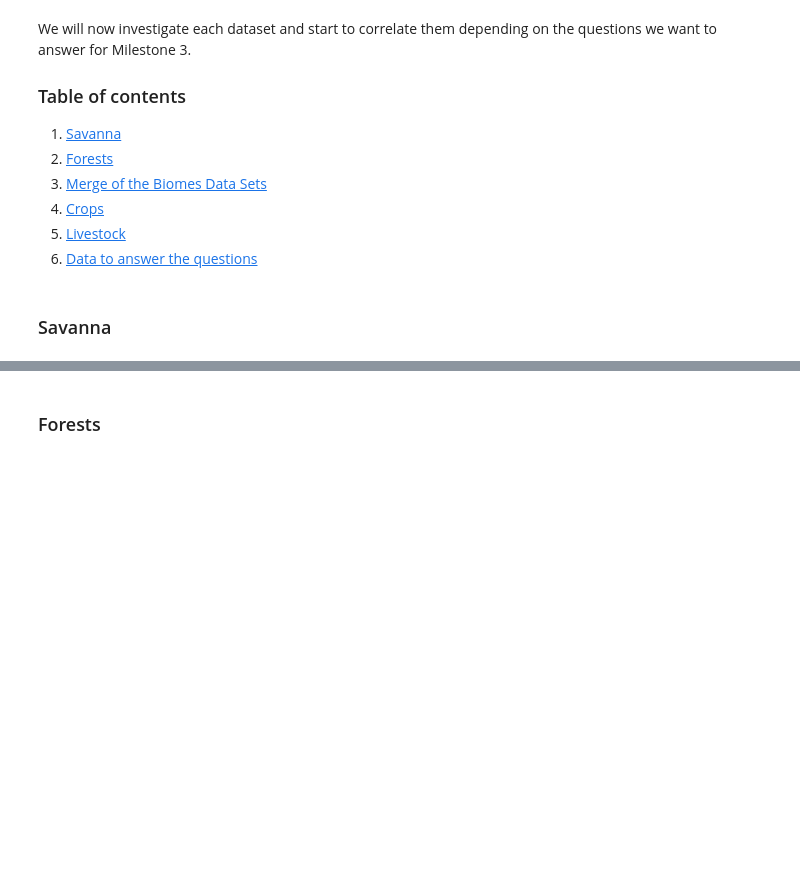
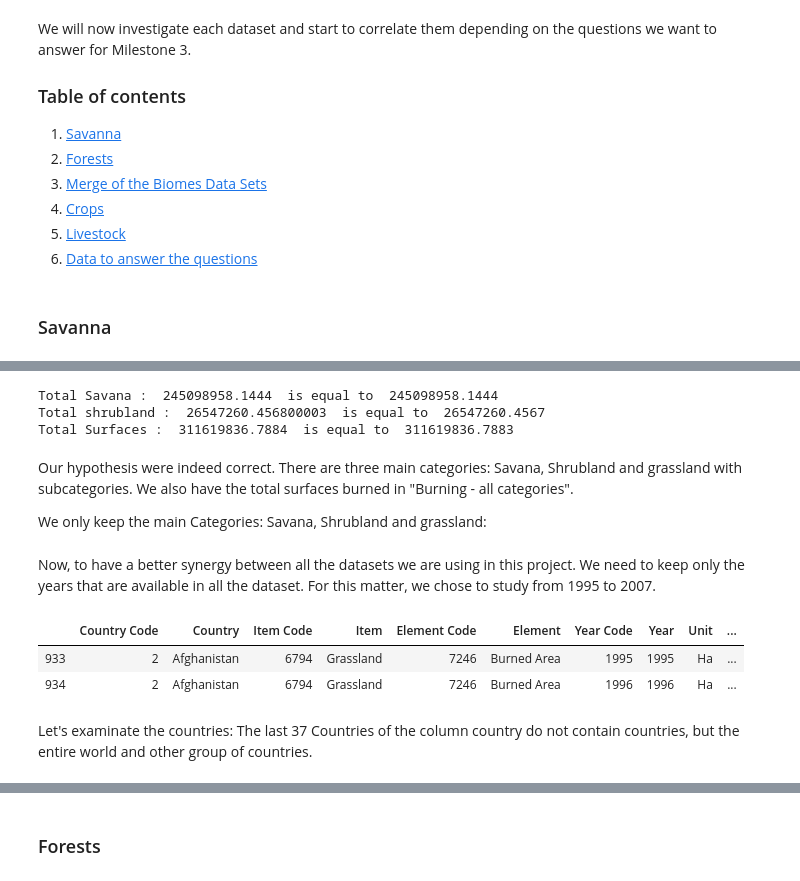
Before and after one commit to CeliaBenquet/Project_ADA, a Jupyter notebook: ada_project_true.ipynb, the cells around one changed output, grey strips where cells are left out. Drawn from its saved outputs; the diff is of its cells as text; code cells hidden in the pictures; blank space fills up the shorter version.

```diff
--- a/ada_project_true.ipynb
+++ b/ada_project_true.ipynb
@@ -39 +112,14 @@ We will now investigate each dataset and start to correlate them depending on th
+# %%
+world_90 = savannaSurface.Value[(savannaSurface['Year']==1990)  & (savannaSurface['Country']=='World')].tolist()
+print('Total Savana : ', world_90[0] + world_90[1],' is equal to ', world_90[6])
+print('Total shrubland : ', world_90[2] + world_90[3],' is equal to ', world_90[7])
+print('Total Surfaces : ', sum(world_90[:5]), ' is equal to ', world_90[5])
+# %% [output]
+Total Savana :  245098958.1444  is equal to  245098958.1444
+Total shrubland :  26547260.456800003  is equal to  26547260.4567
+Total Surfaces :  311619836.7884  is equal to  311619836.7883
+# %% [markdown]
+Our hypothesis were indeed correct. There are three main categories: Savana, Shrubland and grassland with subcategories. We also have the total surfaces burned in "Burning - all categories".
+
+We only keep the main Categories: Savana, Shrubland and grassland:
 # %%
@@ -53,0 +129,12 @@ savannaFinal = savannaCountry.drop(['Flag', 'Unit','Year Code', 'Element', 'Elem
+# %% [markdown]
+Now, to have a better synergy between all the datasets we are using in this project. We need to keep only the years that are available in all the dataset. For this matter, we chose to study from 1995 to 2007.
+# %%
+savannaSurface = savannaSurface[(savannaSurface['Year']>1994) & (savannaSurface['Year']<2008)]
+savannaSurface.head(2)
+# %% [output]
+|  | Country Code | Country | Item Code | Item | Element Code | Element | Year Code | Year | Unit | ... |
+| 933 | 2 | Afghanistan | 6794 | Grassland | 7246 | Burned Area | 1995 | 1995 | Ha | ... |
+| 934 | 2 | Afghanistan | 6794 | Grassland | 7246 | Burned Area | 1996 | 1996 | Ha | ... |
+# %% [markdown]
+Let's examinate the countries:
+The last 37 Countries of the column country do not contain countries, but the entire world and other group of countries.
```
Also changed, not shown: parts of 26 cells of this notebook.
